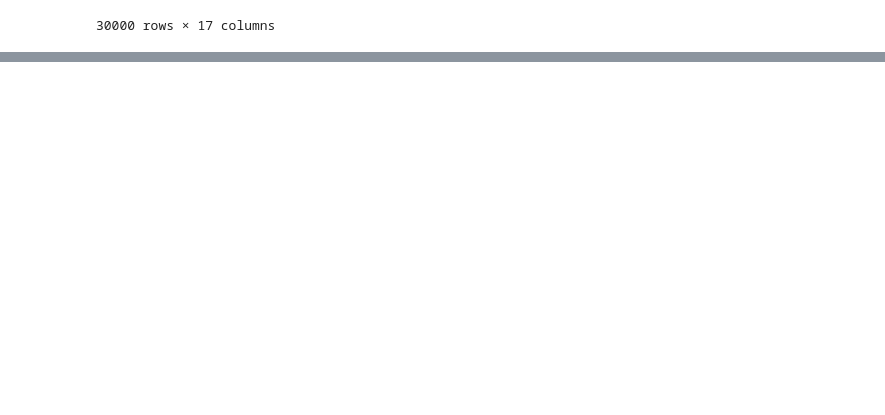
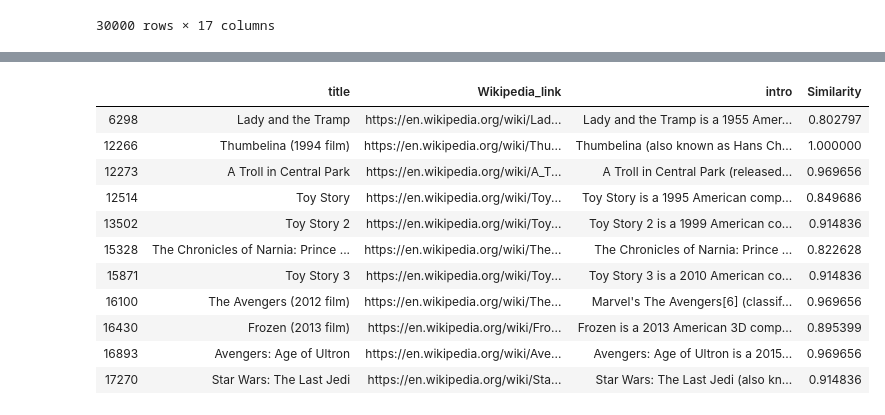
Before and after one commit to DavideZingaro/HW3, a Jupyter notebook: homework_3.ipynb, the cells around one changed output, grey strips where cells are left out. Saved outputs shown, nothing was run; the diff lists cells and outputs as text; code cells hidden in the pictures; blank space fills up the shorter version.

```diff
--- a/homework_3.ipynb
+++ b/homework_3.ipynb
@@ -241,7 +245,7 @@ def clean_film(intro, plot):
 def create_vocabulary(row):
     film_id = row['film_id']
     try:
-        text = clean_film(row['intro'], row['plot'])
+        text = clean_film(row['intro'] + row['plot'])
     except Exception as e:
         print(film_id, e)
         return 0
@@ -267,7 +271,8 @@ def create_vocabulary(row):
     return len(text)
 # %%
 vocabulary = {}
-h = df_films.head(100)
+h = df_films
 h['words_number'] = h.apply(create_vocabulary, axis=1)
+h
 # %% [output]
 95 expected string or bytes-like object
@@ -322,0 +352,26 @@ tfldf_vocabulary['alic']
+# %%
+def cosSim(row):
+    film_vector = []
+    for elem in cleaned_query:
+        if(elem in tfldf_vocabulary):
+            if(row['film_id'] in tfldf_vocabulary[elem]):
+
+                film_vector.append(tfldf_vocabulary[elem][row['film_id']])
+            else:
+                film_vector.append(0)
+
+    query_vector_idf = tfidf_query(cleaned_query)
+    cos_sim = cosine_similarity(np.array(film_vector).reshape(1,len(film_vector)),
+                                np.array(query_vector_idf).reshape(1,len(film_vector)))[0][0]
+
+    dot = np.dot(film_vector, query_vector_idf)
+    norma = np.linalg.norm(film_vector)
+    normb = np.linalg.norm(query_vector_idf)
+    cos = dot / (norma * normb)
+    return cos_sim
+# %%
+query = 'Disney Movies 2019'
+cleaned_query = clean_film(query)
+query_vector = tfidf_query(cleaned_query)
+h['Similarity'] = h.apply(cosSim, axis = 1)
+b = h[['title','Wikipedia_link', 'intro', 'Similarity']]
@@ -322,0 +389,15 @@ tfldf_vocabulary['alic']
+# %%
+b[b['Similarity'] > 0.8]
+# %% [output]
+|  | title | Wikipedia_link | intro | Similarity |
+| 6298 | Lady and the Tramp | https://en.wikipedia.org/wiki/Lad... | Lady and the Tramp is a 1955 Amer... | 0.802797 |
+| 12266 | Thumbelina (1994 film) | https://en.wikipedia.org/wiki/Thu... | Thumbelina (also known as Hans Ch... | 1.000000 |
+| 12273 | A Troll in Central Park | https://en.wikipedia.org/wiki/A_T... | A Troll in Central Park (released... | 0.969656 |
+| 12514 | Toy Story | https://en.wikipedia.org/wiki/Toy... | Toy Story is a 1995 American comp... | 0.849686 |
+| 13502 | Toy Story 2 | https://en.wikipedia.org/wiki/Toy... | Toy Story 2 is a 1999 American co... | 0.914836 |
+| 15328 | The Chronicles of Narnia: Prince ... | https://en.wikipedia.org/wiki/The... | The Chronicles of Narnia: Prince ... | 0.822628 |
+| 15871 | Toy Story 3 | https://en.wikipedia.org/wiki/Toy... | Toy Story 3 is a 2010 American co... | 0.914836 |
+| 16100 | The Avengers (2012 film) | https://en.wikipedia.org/wiki/The... | Marvel's The Avengers[6] (classif... | 0.969656 |
+| 16430 | Frozen (2013 film) | https://en.wikipedia.org/wiki/Fro... | Frozen is a 2013 American 3D comp... | 0.895399 |
+| 16893 | Avengers: Age of Ultron | https://en.wikipedia.org/wiki/Ave... | Avengers: Age of Ultron is a 2015... | 0.969656 |
+| 17270 | Star Wars: The Last Jedi | https://en.wikipedia.org/wiki/Sta... | Star Wars: The Last Jedi (also kn... | 0.914836 |
```
Also changed, not shown: parts of 11 cells of this notebook.
